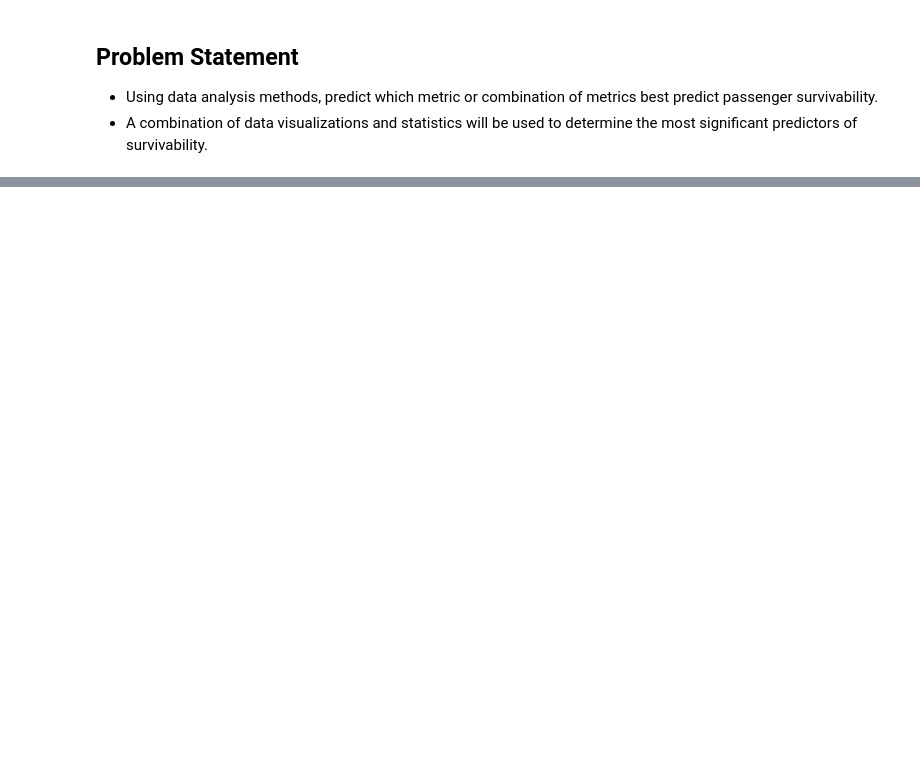
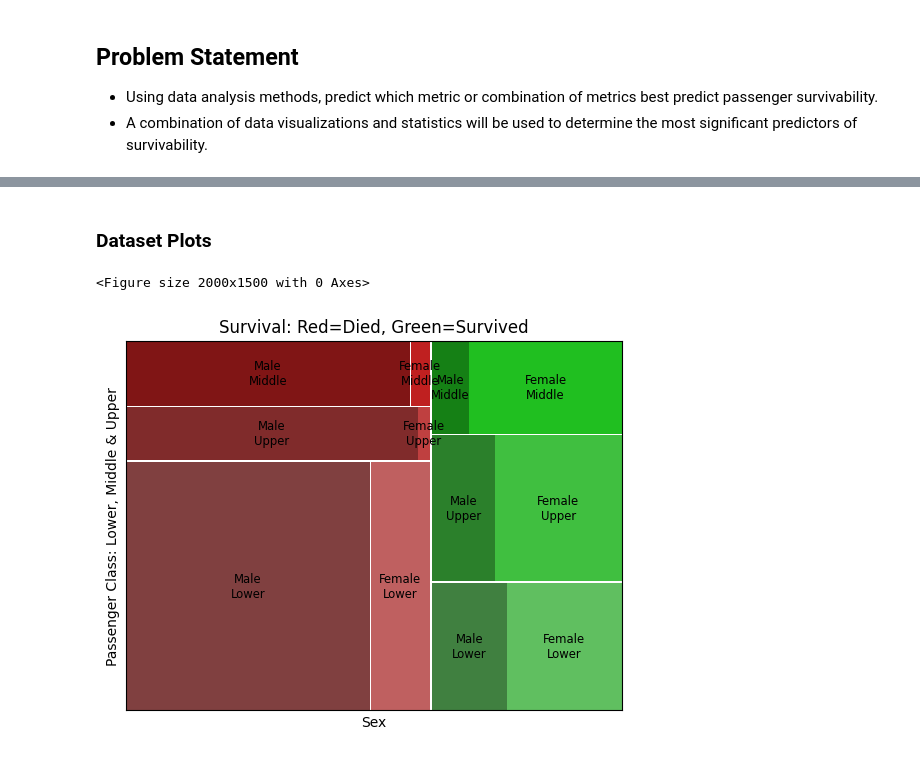
Before and after one commit to Porini-Education/Course_ITS-BigData-2, a Jupyter notebook: AI/Lab_Titanic.ipynb, the cells around one changed output, grey strips where cells are left out. Saved outputs shown, nothing was run; the diff lists cells and outputs as text; code cells hidden in the pictures; blank space fills up the shorter version.

Commit message:
Example for Titanic Lab

```diff
--- a/AI/Lab_Titanic.ipynb
+++ b/AI/Lab_Titanic.ipynb
@@ -26,0 +127,4 @@
+# %%
+# Create Survival Label Column
+titanic_df['Survival'] = titanic_df.Survived.map({0 : 'Died', 1 : 'Survived'}).astype('category')
+titanic_df.Survival.head()
@@ -26,0 +139,4 @@
+# %%
+# Create Pclass Label Column (Pclass is a proxy for socio-economic status (SES))
+titanic_df['Class'] = titanic_df.Pclass.map({1 : 'Upper Class', 2 : 'Middle Class', 3 : 'Lower Class'})
+titanic_df.Class.head()
@@ -26,0 +150,4 @@
+# %%
+# Adjust Sex Label Column
+titanic_df['Sex'] = titanic_df.Sex.map({'female' : 'Female', 'male' : 'Male'}).astype('category')
+titanic_df.Sex.head()
@@ -26,0 +162,4 @@
+# %%
+# Create Port Label Column
+titanic_df['Ports'] = titanic_df.Embarked.map({'S' : 'Southampton', 'C' : 'Cherbourg', 'Q' : 'Queenstown', None : 'unknown'}).astype('category')
+titanic_df.Ports.head()
@@ -26,0 +174,19 @@
+# %% [markdown]
+### Dataset Plots
+# %%
+# Mosaic Chart
+plt.figure(figsize=(20, 15))
+from statsmodels.graphics.mosaicplot import mosaic
+
+# Simplify mosaic labeling
+from itertools import product
+lst = list(product(titanic_df.Survival.unique(), titanic_df.Class.unique(), titanic_df.Sex.unique())) # list of all combinations of Survival, Class, Sex
+dic = {lst[i]: f'{lst[i][2]}\n{lst[i][1].split()[0]}' for i in range(len(lst))} # dict of {combination: Sex *newline* FirstWordOfClass}
+
+mosaic(titanic_df, ['Survival', 'Class', 'Sex'], axes_label=False, title='Survival: Red=Died, Green=Survived', labelizer=lambda k: dic[k])
+plt.xlabel('Sex')
+plt.ylabel('Passenger Class: Lower, Middle & Upper')
+plt.show()
+# %% [output]
+<Figure size 2000x1500 with 0 Axes>
+[figure, added]
```
Also changed, not shown: parts of 71 cells of this notebook.
